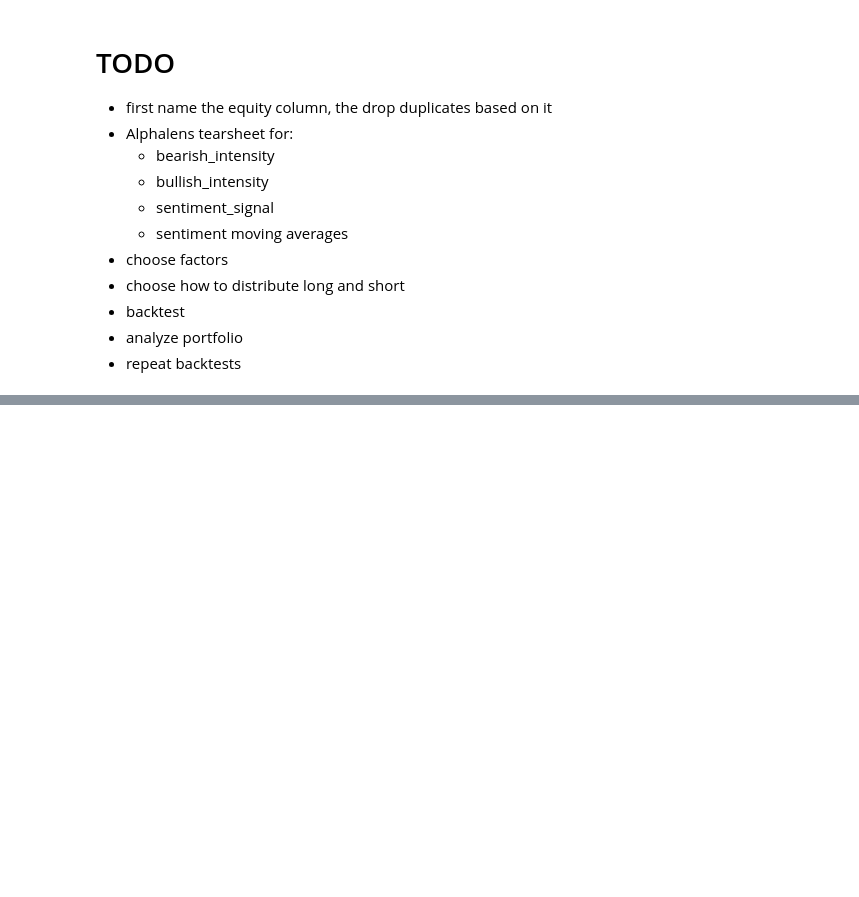
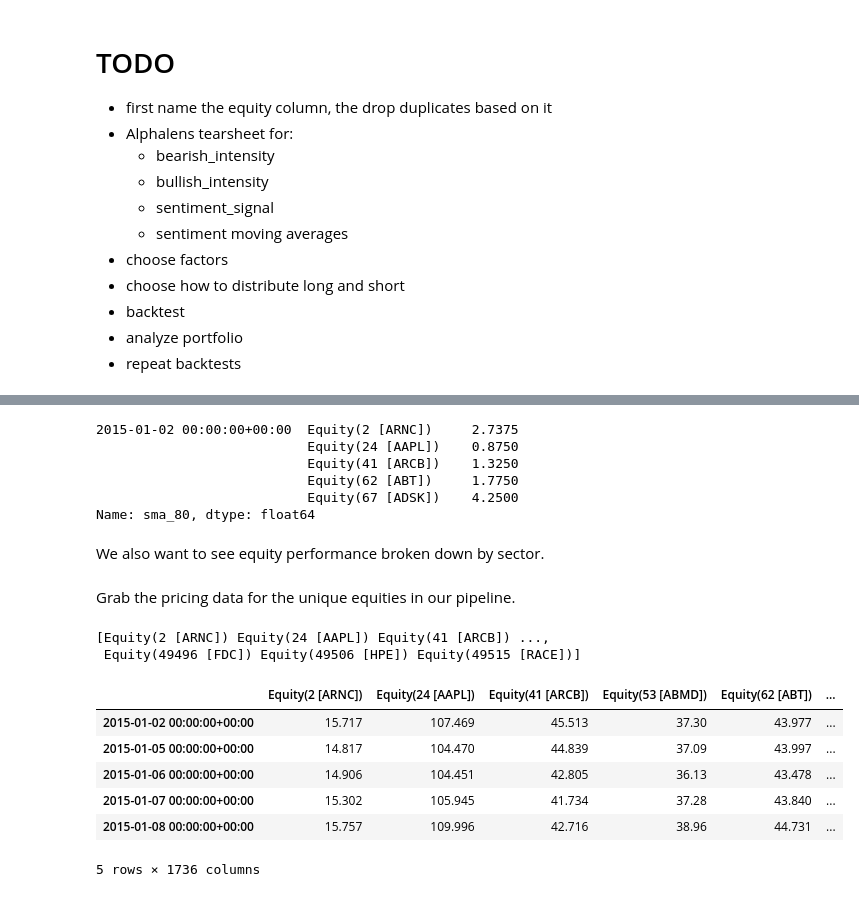
Before and after one commit to jsisaacs/QuantStrategies, a Jupyter notebook: Exploratory Analysis/Research.ipynb, the cells around one changed output, grey strips where cells are left out. Saved outputs shown, nothing was run; the diff lists cells and outputs as text; code cells hidden in the pictures; blank space fills up the shorter version.

Commit message:
started factor analysis

```diff
--- a/Exploratory Analysis/Research.ipynb
+++ b/Exploratory Analysis/Research.ipynb
@@ -178,0 +257,12 @@ adjusted_dataset.head()
+# %%
+sma_80_factor = adjusted_dataset['sma_80']
+print(sma_80_factor.head())
+# %% [output]
+2015-01-02 00:00:00+00:00  Equity(2 [ARNC])     2.7375
+                           Equity(24 [AAPL])    0.8750
+                           Equity(41 [ARCB])    1.3250
+                           Equity(62 [ABT])     1.7750
+                           Equity(67 [ADSK])    4.2500
+Name: sma_80, dtype: float64
+# %% [markdown]
+We also want to see equity performance broken down by sector.
@@ -178,0 +271,19 @@ adjusted_dataset.head()
+# %% [markdown]
+Grab the pricing data for the unique equities in our pipeline.
+# %%
+asset_list = adjusted_dataset.index.levels[1].unique()
+prices = get_pricing(asset_list, start_date='2015-01-01', end_date='2016-01-01', fields='price')
+print(asset_list)
+# %% [output]
+[Equity(2 [ARNC]) Equity(24 [AAPL]) Equity(41 [ARCB]) ...,
+ Equity(49496 [FDC]) Equity(49506 [HPE]) Equity(49515 [RACE])]
+# %%
+prices.head()
+# %% [output]
+|  | Equity(2 [ARNC]) | Equity(24 [AAPL]) | Equity(41 [ARCB]) | Equity(53 [ABMD]) | Equity(62 [ABT]) | ... |
+| 2015-01-02 00:00:00+00:00 | 15.717 | 107.469 | 45.513 | 37.30 | 43.977 | ... |
+| 2015-01-05 00:00:00+00:00 | 14.817 | 104.470 | 44.839 | 37.09 | 43.997 | ... |
+| 2015-01-06 00:00:00+00:00 | 14.906 | 104.451 | 42.805 | 36.13 | 43.478 | ... |
+| 2015-01-07 00:00:00+00:00 | 15.302 | 105.945 | 41.734 | 37.28 | 43.840 | ... |
+| 2015-01-08 00:00:00+00:00 | 15.757 | 109.996 | 42.716 | 38.96 | 44.731 | ... |
+5 rows × 1736 columns
```
Also changed, not shown: parts of 18 cells of this notebook, 1 other file.
